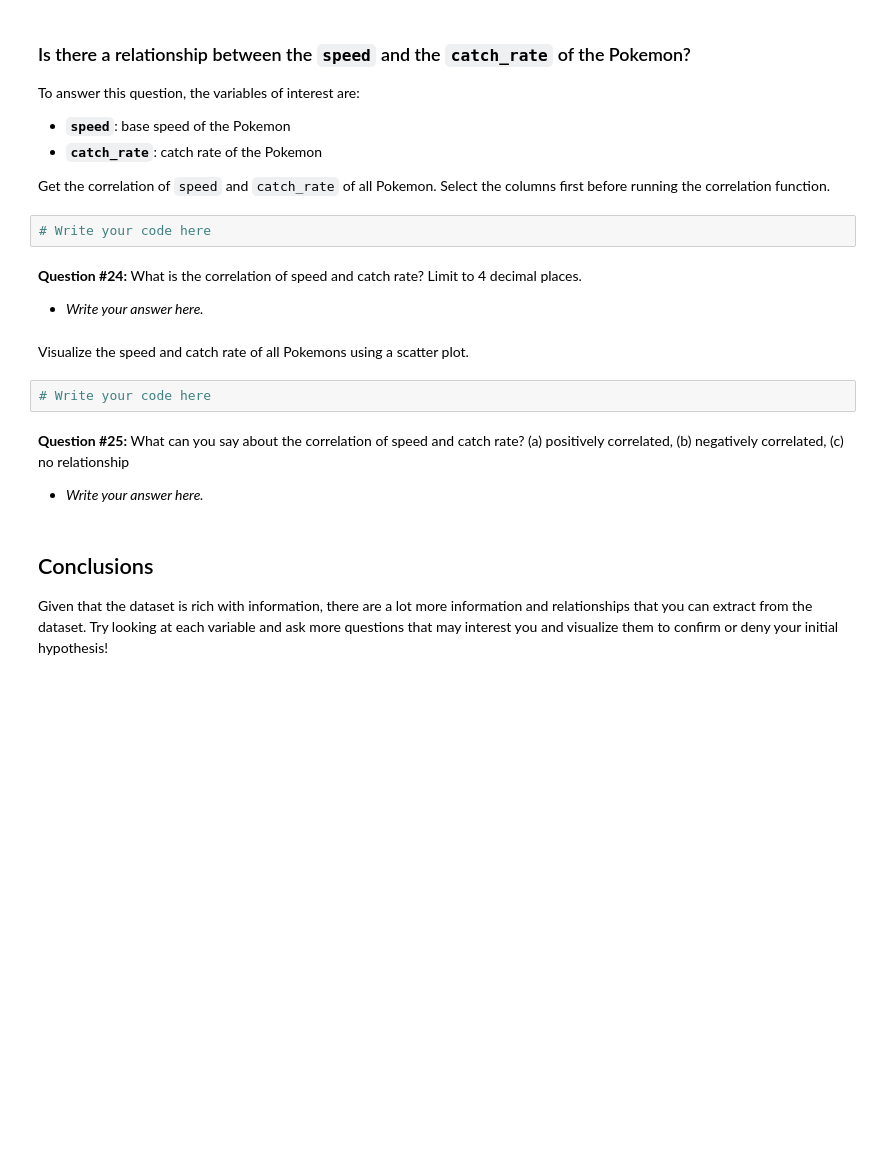
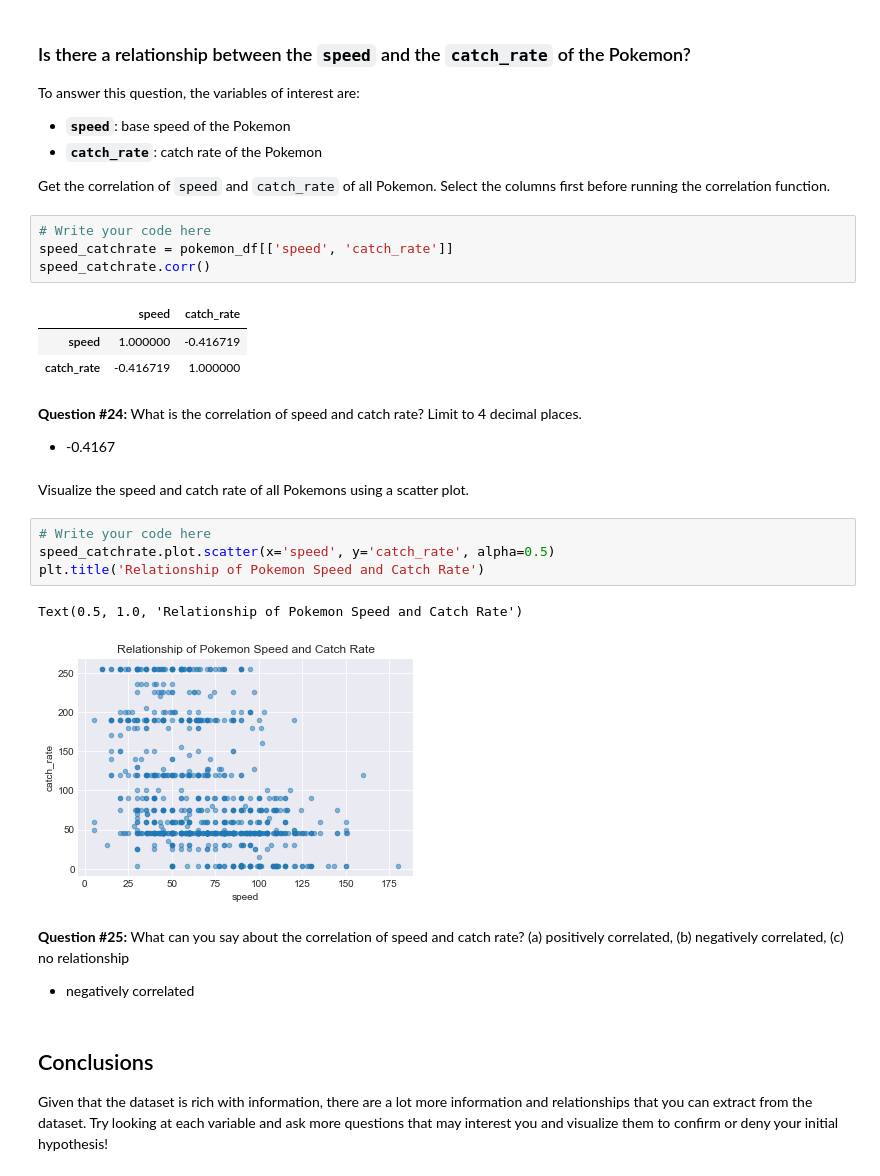
Before and after one commit to Revkxd/CSMODEL-Notebooks, a Jupyter notebook: 4 - Exploring Pokemon Data/4 - Exploring Pokemon Data.ipynb, the cells around one changed output. Drawn from its saved outputs; the diff is of its cells as text; blank space fills up the shorter version.

```diff
--- a/4 - Exploring Pokemon Data/4 - Exploring Pokemon Data.ipynb
+++ b/4 - Exploring Pokemon Data/4 - Exploring Pokemon Data.ipynb
@@ -693,18 +720,29 @@ To answer this question, the variables of interest are:
 Get the correlation of `speed` and `catch_rate` of all Pokemon. Select the columns first before running the correlation function.
 # %%
 # Write your code here
+speed_catchrate = pokemon_df[['speed', 'catch_rate']]
+speed_catchrate.corr()
+# %% [output]
+|  | speed | catch_rate |
+| speed | 1.000000 | -0.416719 |
+| catch_rate | -0.416719 | 1.000000 |
 # %% [markdown]
 **Question #24:** What is the correlation of speed and catch rate? Limit to 4 decimal places.
 
-- *Write your answer here.*
+- -0.4167
 # %% [markdown]
 Visualize the speed and catch rate of all Pokemons using a scatter plot.
-# %%
-# Write your code here
+# %%
+# Write your code here
+speed_catchrate.plot.scatter(x='speed', y='catch_rate', alpha=0.5)
+plt.title('Relationship of Pokemon Speed and Catch Rate')
+# %% [output]
+Text(0.5, 1.0, 'Relationship of Pokemon Speed and Catch Rate')
+[figure, added]
 # %% [markdown]
 **Question #25:** What can you say about the correlation of speed and catch rate? (a) positively correlated, (b) negatively correlated, (c) no relationship
 
-- *Write your answer here.*
+- negatively correlated
 # %% [markdown]
 ## Conclusions
 
```
Also changed, not shown: parts of 11 cells of this notebook.
